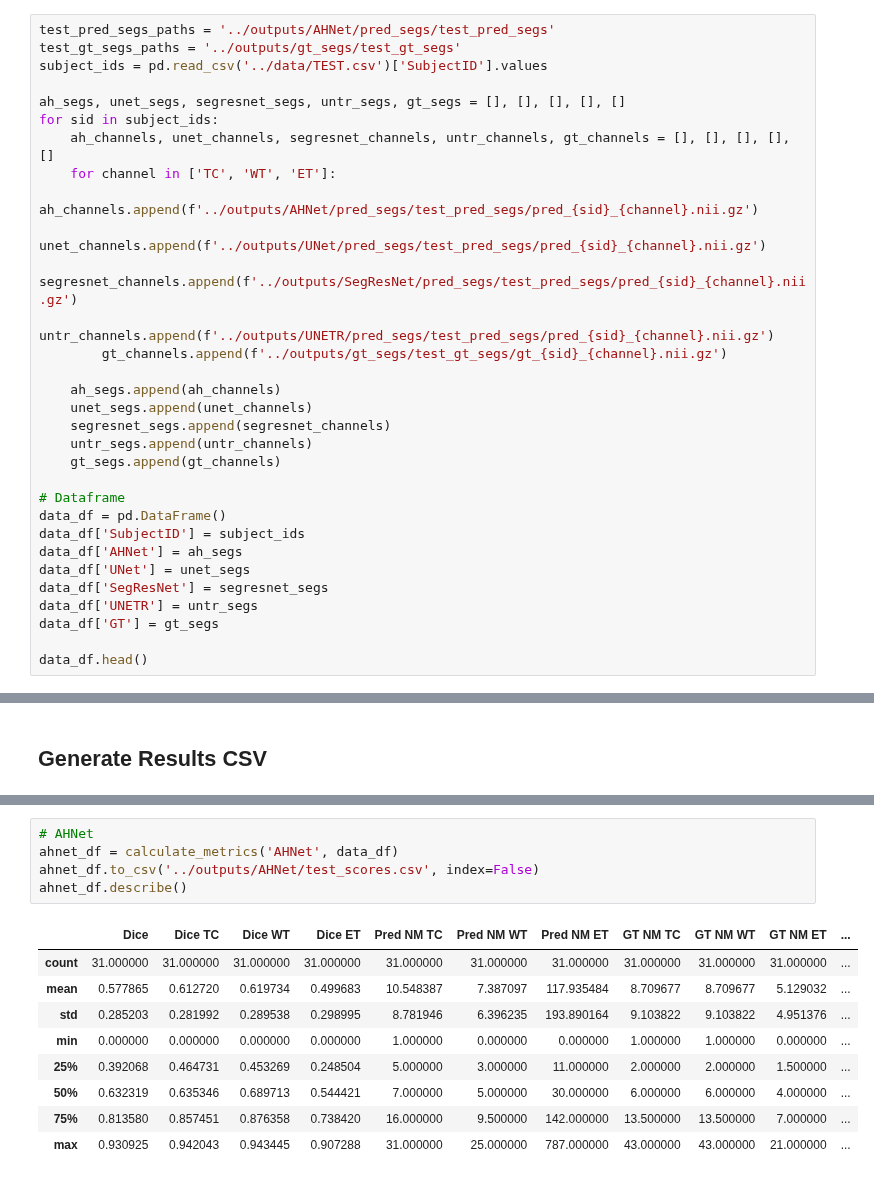
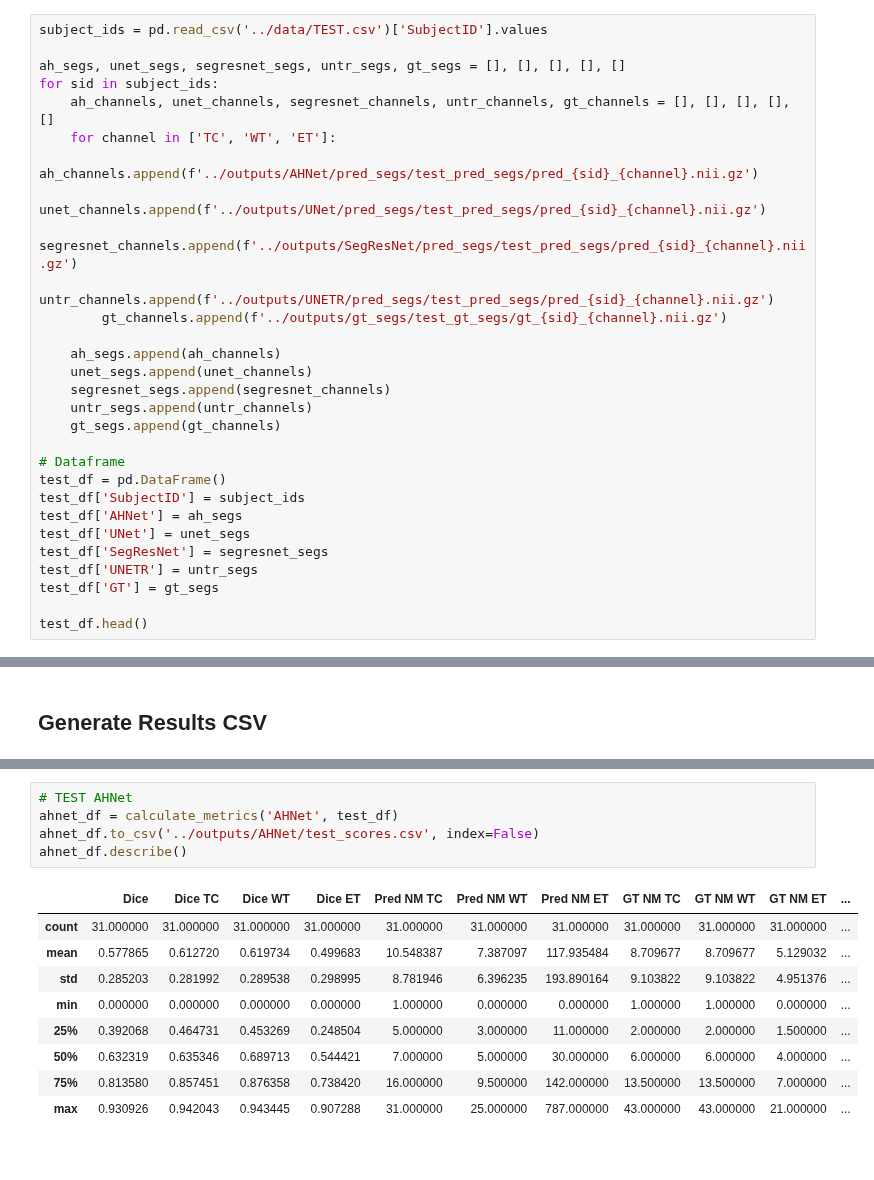
Before and after one commit to NachoGV/Semantic-Segmentation-of-Brain-Metastases-in-MRI-Scans, a Jupyter notebook: utils/results_generator.ipynb, the cells around one changed output, grey strips where cells are left out. Saved outputs shown, nothing was run; the diff lists cells and outputs as text.

Commit message:
Updated segmeentations & individual test scores

```diff
--- a/utils/results_generator.ipynb
+++ b/utils/results_generator.ipynb
@@ -21,6 +59,4 @@ pd.set_option('display.max_colwidth', None)
 # %%
-test_pred_segs_paths = '../outputs/AHNet/pred_segs/test_pred_segs'
-test_gt_segs_paths = '../outputs/gt_segs/test_gt_segs'
 subject_ids = pd.read_csv('../data/TEST.csv')['SubjectID'].values
 
 ah_segs, unet_segs, segresnet_segs, untr_segs, gt_segs = [], [], [], [], []
@@ -40,15 +76,15 @@ for sid in subject_ids:
     gt_segs.append(gt_channels)
 
 # Dataframe
-data_df = pd.DataFrame()
-data_df['SubjectID'] = subject_ids
-data_df['AHNet'] = ah_segs
-data_df['UNet'] = unet_segs
-data_df['SegResNet'] = segresnet_segs
-data_df['UNETR'] = untr_segs
-data_df['GT'] = gt_segs
+test_df = pd.DataFrame()
+test_df['SubjectID'] = subject_ids
+test_df['AHNet'] = ah_segs
+test_df['UNet'] = unet_segs
+test_df['SegResNet'] = segresnet_segs
+test_df['UNETR'] = untr_segs
+test_df['GT'] = gt_segs
 
-data_df.head()
+test_df.head()
 # %% [output]
 |  | SubjectID | AHNet | UNet | SegResNet | UNETR | GT |
 | 0 | 100214B | [../outputs/AHNet/pred_segs/test_... | [../outputs/UNet/pred_segs/test_p... | [../outputs/SegResNet/pred_segs/t... | [../outputs/UNETR/pred_segs/test_... | [../outputs/gt_segs/test_gt_segs/... |
@@ -61,15 +114,15 @@ data_df.head()
 # %%
-# AHNet
-ahnet_df = calculate_metrics('AHNet', data_df)
+# TEST AHNet
+ahnet_df = calculate_metrics('AHNet', test_df)
 ahnet_df.to_csv('../outputs/AHNet/test_scores.csv', index=False)
 ahnet_df.describe()
 # %% [output]
 |  | Dice | Dice TC | Dice WT | Dice ET | Pred NM TC | Pred NM WT | Pred NM ET | GT NM TC | GT NM WT | GT NM ET | ... |
 | count | 31.000000 | 31.000000 | 31.000000 | 31.000000 | 31.000000 | 31.000000 | 31.000000 | 31.000000 | 31.000000 | 31.000000 | ... |
 | mean | 0.577865 | 0.612720 | 0.619734 | 0.499683 | 10.548387 | 7.387097 | 117.935484 | 8.709677 | 8.709677 | 5.129032 | ... |
 | std | 0.285203 | 0.281992 | 0.289538 | 0.298995 | 8.781946 | 6.396235 | 193.890164 | 9.103822 | 9.103822 | 4.951376 | ... |
 | min | 0.000000 | 0.000000 | 0.000000 | 0.000000 | 1.000000 | 0.000000 | 0.000000 | 1.000000 | 1.000000 | 0.000000 | ... |
 | 25% | 0.392068 | 0.464731 | 0.453269 | 0.248504 | 5.000000 | 3.000000 | 11.000000 | 2.000000 | 2.000000 | 1.500000 | ... |
 | 50% | 0.632319 | 0.635346 | 0.689713 | 0.544421 | 7.000000 | 5.000000 | 30.000000 | 6.000000 | 6.000000 | 4.000000 | ... |
 | 75% | 0.813580 | 0.857451 | 0.876358 | 0.738420 | 16.000000 | 9.500000 | 142.000000 | 13.500000 | 13.500000 | 7.000000 | ... |
-| max | 0.930925 | 0.942043 | 0.943445 | 0.907288 | 31.000000 | 25.000000 | 787.000000 | 43.000000 | 43.000000 | 21.000000 | ... |
+| max | 0.930926 | 0.942043 | 0.943445 | 0.907288 | 31.000000 | 25.000000 | 787.000000 | 43.000000 | 43.000000 | 21.000000 | ... |
```
Also changed, not shown: parts of 14 cells of this notebook, 13 other files.
